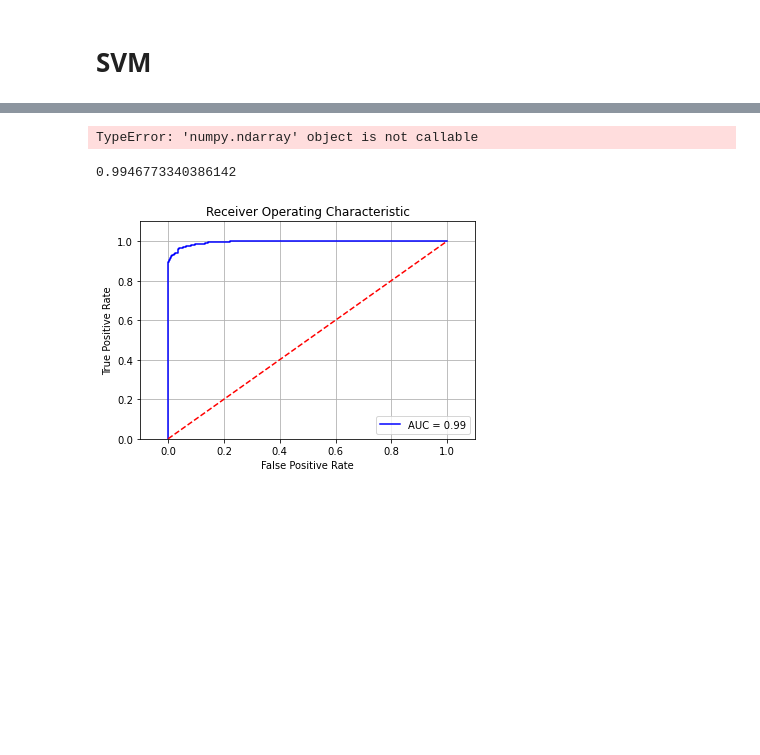
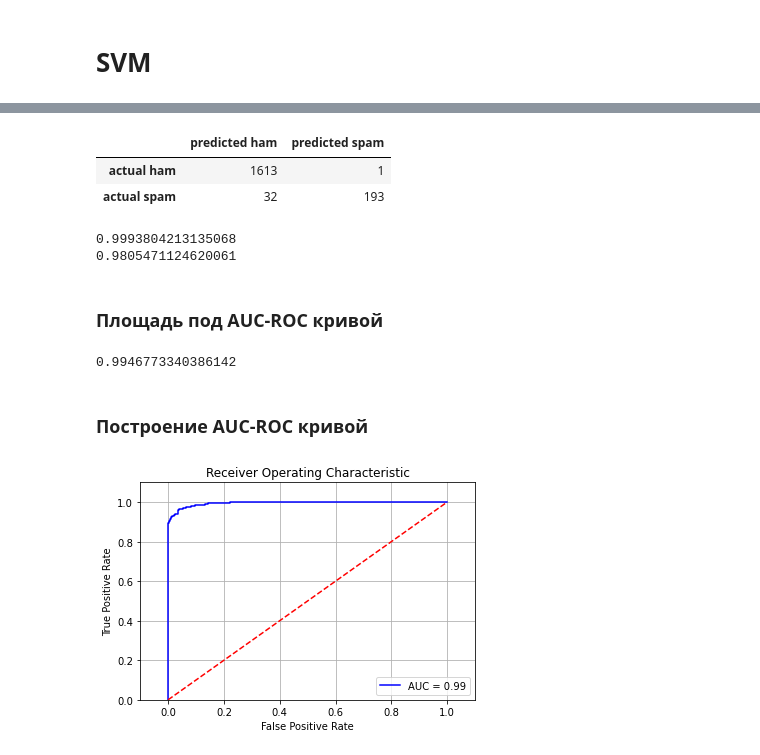
Before and after one commit to Aidar531/MasterStudying-3, a Jupyter notebook: MachineLearning/2_laba/2_laba_SVM_and_Bayes_classifier .ipynb, the cells around one changed output, grey strips where cells are left out. Saved outputs shown, nothing was run; the diff lists cells and outputs as text; code cells hidden in the pictures; blank space fills up the shorter version.

```diff
--- a/MachineLearning/2_laba/2_laba_SVM_and_Bayes_classifier .ipynb
+++ b/MachineLearning/2_laba/2_laba_SVM_and_Bayes_classifier .ipynb
@@ -197,9 +244,21 @@ plt.legend(["acc_train","acc_test"])
 # %%
-conf_matrix = confusion_matrix(y_test, model.predict(X_test))
-pd.DataFrame(data  =  conf_matrix,  columns  =  ['predicted  ham',
+confusion_matrix1 = confusion_matrix(y_test, model.predict(X_test))
+pd.DataFrame(data  =  confusion_matrix1,  columns  =  ['predicted  ham',
 'predicted spam'], index = ['actual ham', 'actual spam'])
 # %% [output]
-TypeError: 'numpy.ndarray' object is not callable
+|  | predicted ham | predicted spam |
+| actual ham | 1613 | 1 |
+| actual spam | 32 | 193 |
+# %%
+precision = 1613/(1613+1)
+print(precision)
+recall = 1613/(1613+32)
+print(recall)
+# %% [output]
+0.9993804213135068
+0.9805471124620061
+# %% [markdown]
+### Площадь под AUC-ROC кривой
 # %%
 y_pred_pr = model.predict_proba(X_test)[:,1]
 fpr, tpr, threshold = metrics. roc_curve (y_test, y_pred_pr)
@@ -207,6 +266,8 @@ roc_auc = metrics.auc(fpr, tpr)
 print(roc_auc)
 # %% [output]
 0.9946773340386142
+# %% [markdown]
+### Построение AUC-ROC кривой
 # %%
 plt.title('Receiver Operating Characteristic')
 plt.plot(fpr, tpr, 'b', label = 'AUC = %0.2f' % roc_auc)
```
Also changed, not shown: parts of 25 cells of this notebook, 1 other file.
